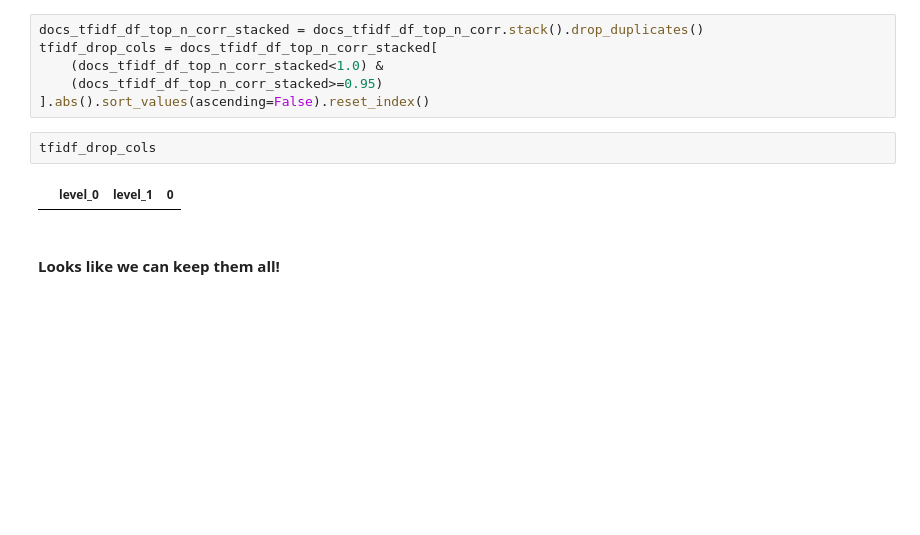
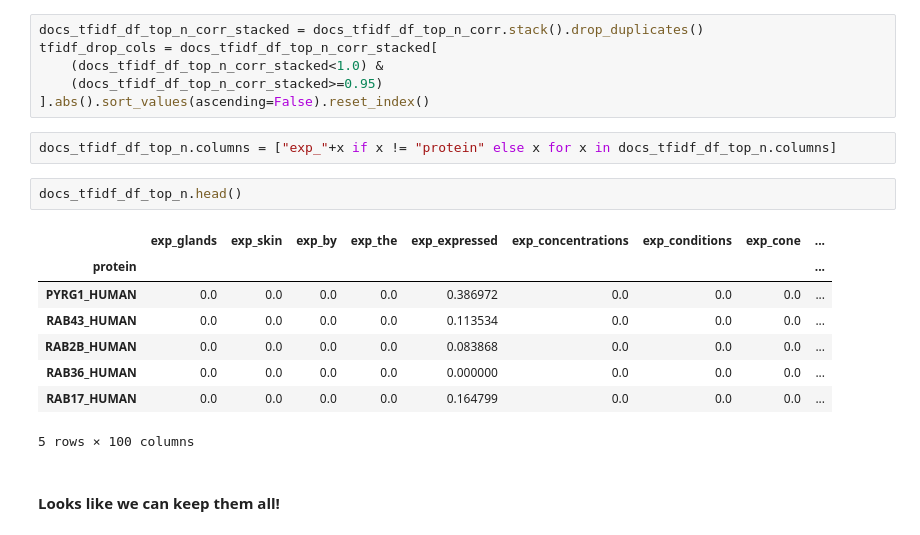
Before and after one commit to HimesGroup/BMIN503_Final_Project, a Jupyter notebook: 07_feature_extraction_01.ipynb, the cells around one changed output. Cells and saved outputs as stored; diff of their text form; blank space fills up the shorter version.

Commit message:
Train dataframe generation

```diff
--- a/07_feature_extraction_01.ipynb
+++ b/07_feature_extraction_01.ipynb
@@ -175,10 +187,19 @@ tfidf_drop_cols = docs_tfidf_df_top_n_corr_stacked[
     (docs_tfidf_df_top_n_corr_stacked<1.0) &
     (docs_tfidf_df_top_n_corr_stacked>=0.95)
 ].abs().sort_values(ascending=False).reset_index()
-# %%
-tfidf_drop_cols
-# %% [output]
-|  | level_0 | level_1 | 0 |
+# %%
+docs_tfidf_df_top_n.columns = ["exp_"+x if x != "protein" else x for x in docs_tfidf_df_top_n.columns]
+# %%
+docs_tfidf_df_top_n.head()
+# %% [output]
+|  | exp_glands | exp_skin | exp_by | exp_the | exp_expressed | exp_concentrations | exp_conditions | exp_cone | ... |
+| protein |  |  |  |  |  |  |  |  | ... |
+| PYRG1_HUMAN | 0.0 | 0.0 | 0.0 | 0.0 | 0.386972 | 0.0 | 0.0 | 0.0 | ... |
+| RAB43_HUMAN | 0.0 | 0.0 | 0.0 | 0.0 | 0.113534 | 0.0 | 0.0 | 0.0 | ... |
+| RAB2B_HUMAN | 0.0 | 0.0 | 0.0 | 0.0 | 0.083868 | 0.0 | 0.0 | 0.0 | ... |
+| RAB36_HUMAN | 0.0 | 0.0 | 0.0 | 0.0 | 0.000000 | 0.0 | 0.0 | 0.0 | ... |
+| RAB17_HUMAN | 0.0 | 0.0 | 0.0 | 0.0 | 0.164799 | 0.0 | 0.0 | 0.0 | ... |
+5 rows × 100 columns
 # %% [markdown]
 #### Looks like we can keep them all!
 # %%
```
Also changed, not shown: parts of 4 cells of this notebook, 1 other file.
